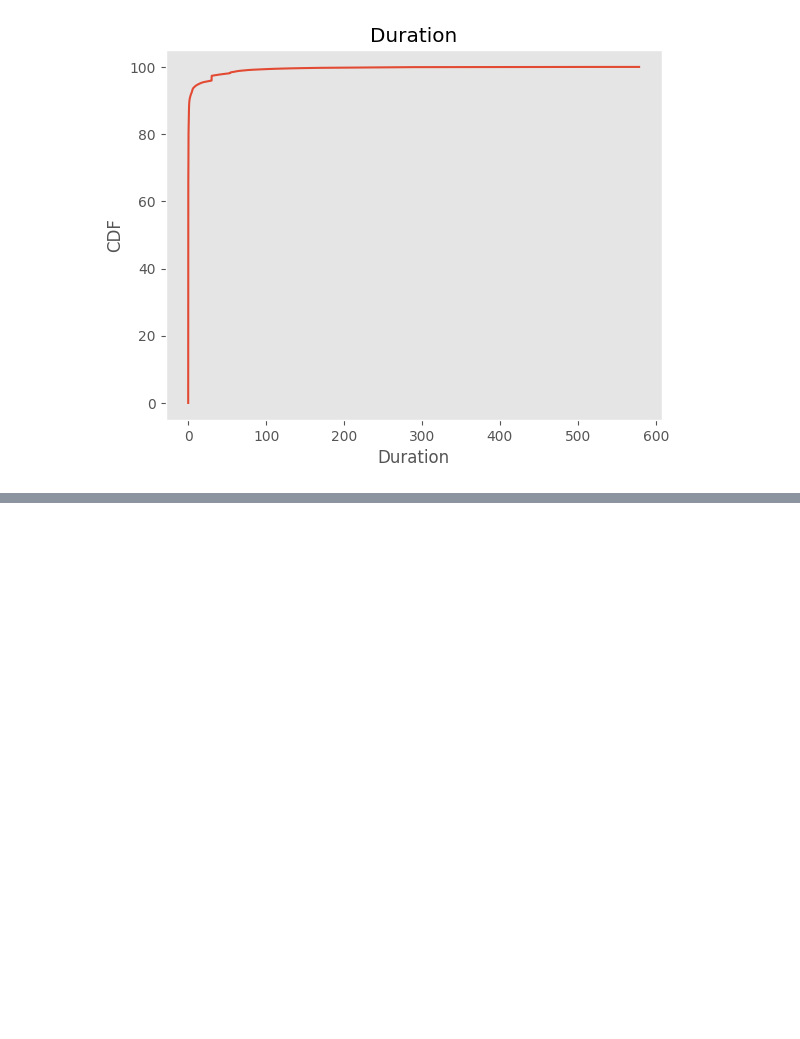
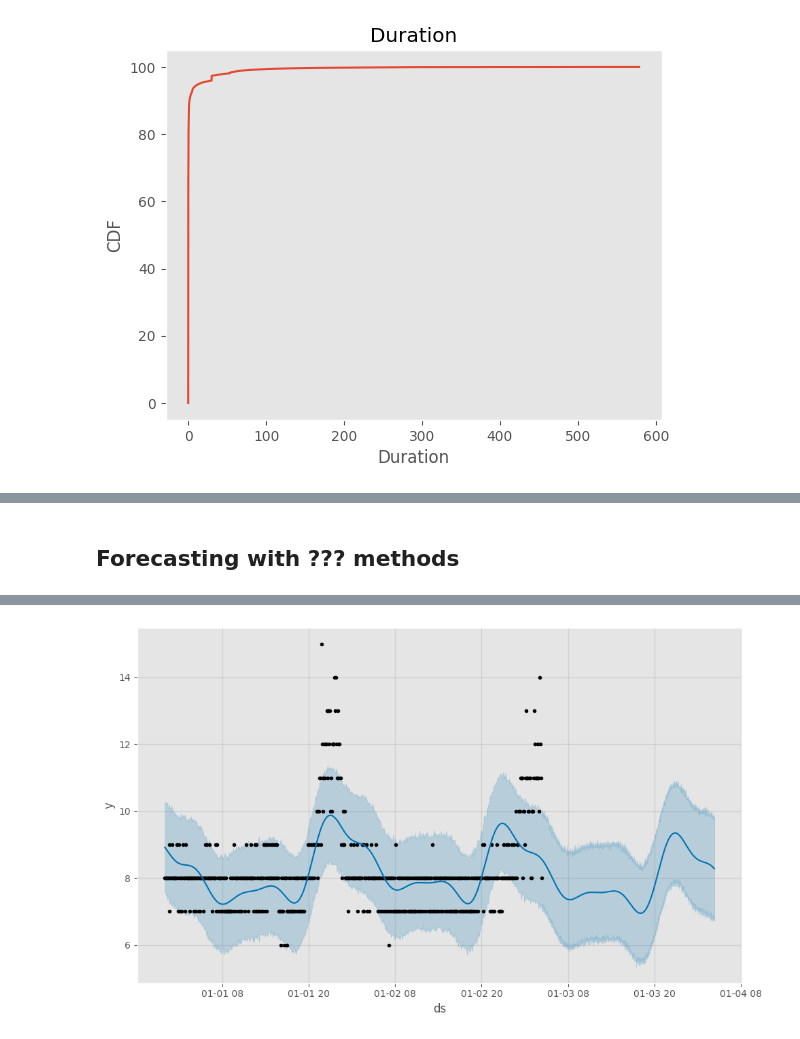
Before and after one commit to Joveful/thesis, a Jupyter notebook: az21.ipynb, the cells around one changed output, grey strips where cells are left out. Drawn from its saved outputs; the diff is of its cells as text; code cells hidden in the pictures; blank space fills up the shorter version.

Commit message:
fix: Prophet forecast trend

```diff
--- a/az21.ipynb
+++ b/az21.ipynb
@@ -126,8 +129,15 @@ plt.plot(dfc[:100].index, dfc[:100].values)
+# %% [markdown]
+## Forecasting with ??? methods
 # %%
-m = Prophet()
-m.fit(dfc)
+# Specifying the changepoint brings down the trend line at the end
+m = Prophet(changepoints='1970-01-02')
 
-future = m.make_future_dataframe()
+dfp = dfc.rename(columns={"start_timestamp": "ds", "func": "y"})
+
+print(dfp)
+m.fit(dfp)
+
+future = m.make_future_dataframe(periods=24*60, freq='min')
 future.tail()
 
 forecast = m.predict(future)
@@ -137,0 +163 @@ ValueError: Dataframe must have columns "ds" and "y" with the dates and values r
+[figure, added]
```
Also changed, not shown: parts of 6 cells of this notebook.
